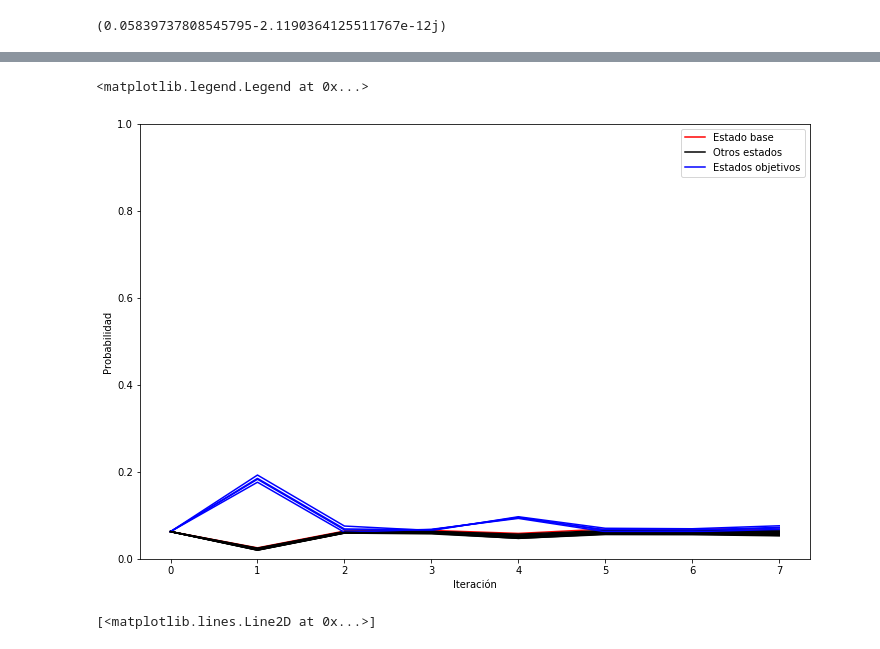
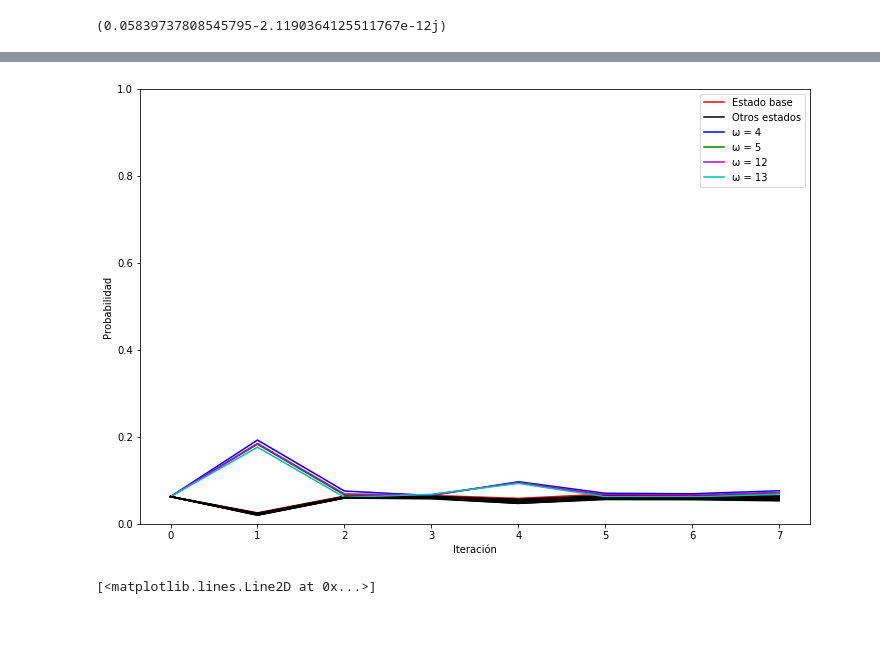
Before and after one commit to mcasanova1445/transmon-thesis, a Jupyter notebook: Grover/Results3-25/Untitled.ipynb, the cells around one changed output, grey strips where cells are left out. Drawn from its saved outputs; the diff is of its cells as text; code cells hidden in the pictures.

```diff
--- a/Grover/Results3-25/Untitled.ipynb
+++ b/Grover/Results3-25/Untitled.ipynb
@@ -61,25 +61,29 @@ for i in range(2):
 # %%
 fig, axes = plt.subplots(1, 1, sharex=True, figsize=(12,8))
 
 for i in range(16):
     if i == 4:
-        axes.plot(np.abs(a[i]), c='b', label='Estados objetivos')
-    elif i == 5 or i == 12 or i == 13:
-        axes.plot(np.abs(a[i]), c='b')
+        axes.plot(np.abs(a[i]), c='b', label='ω = 4')
+    elif i == 5:
+        axes.plot(np.abs(a[i]), c='g', label='ω = 5')
+    elif i == 12:
+        axes.plot(np.abs(a[i]), c='m', label='ω = 12')
+    elif i == 13:
+        axes.plot(np.abs(a[i]), c='c', label='ω = 13')
     elif i == 0:
         axes.plot(np.abs(a[i]), c='r', label='Estado base')
     elif i == 1:
         axes.plot(np.abs(a[i]), c='k', label='Otros estados')
     else:
         axes.plot(np.abs(a[i]), c='k')
 #axes.plot(np.abs(a[0]), c='r')
 axes.set_xlabel('Iteración')
 axes.set_ylabel('Probabilidad')
 axes.set_ylim(0,1)
 axes.legend()
+fig.savefig('../../img/grover3loss.eps', format='eps')
 # %% [output]
-<matplotlib.legend.Legend at 0x...>
-[figure, old version]
+[figure, new version]
 # %%
 plt.plot(a[0])
 plt.plot(a[-1])
```
Also changed, not shown: 27 other files.
